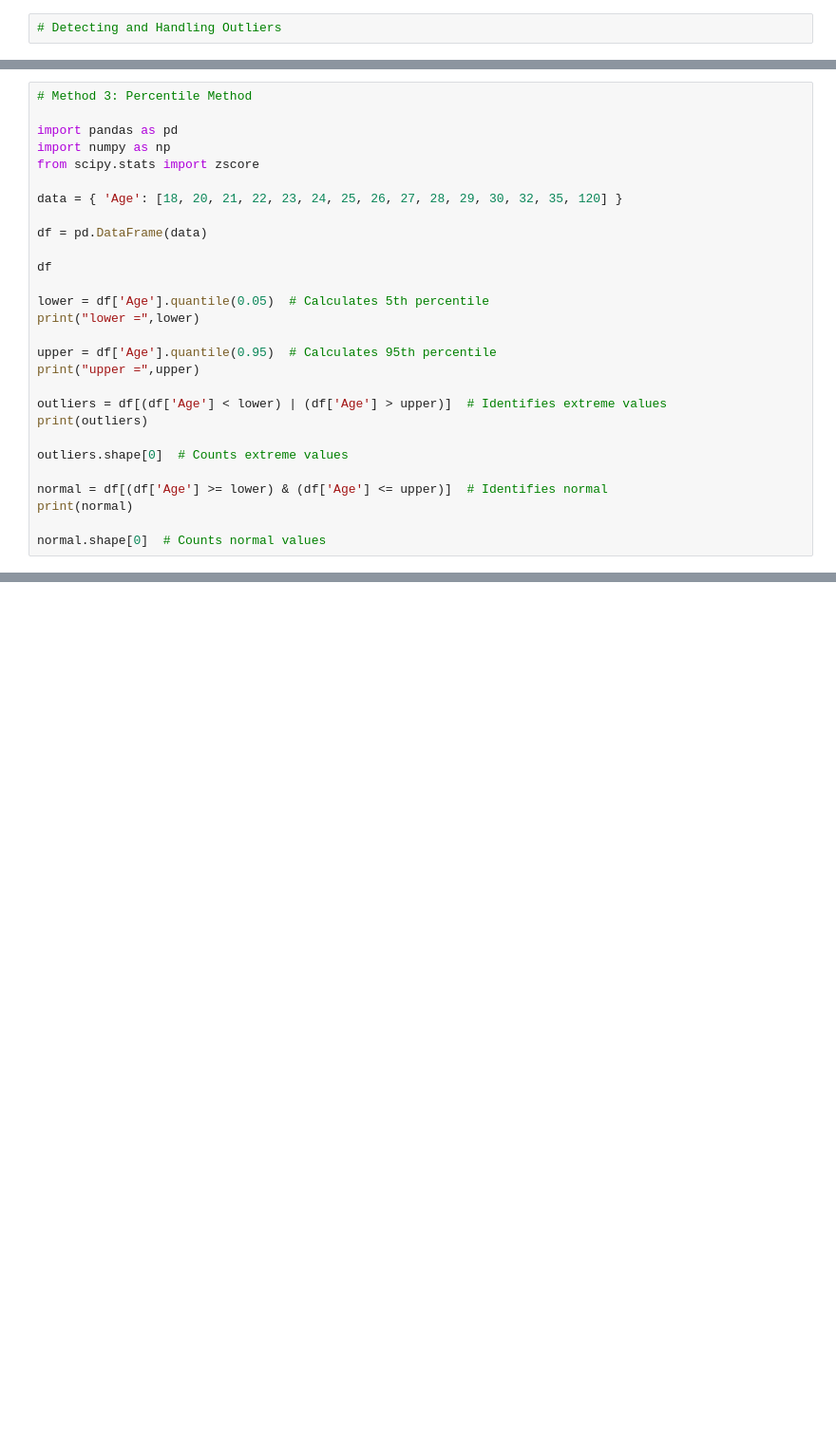
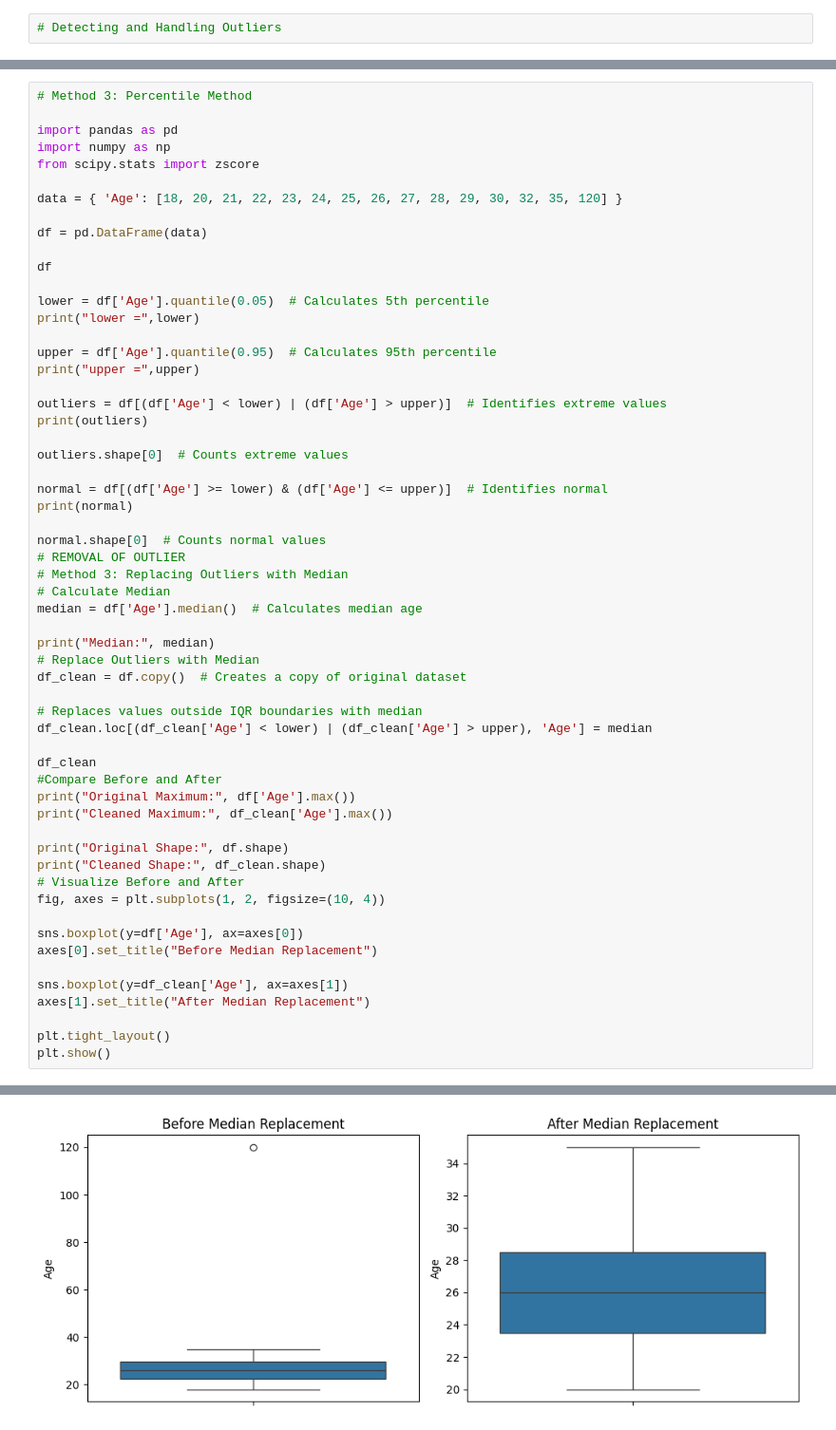
Before and after one commit to Anushka924403/learning_preprocessing, a Jupyter notebook: Data_Preprocessing_Learning.ipynb, the cells around one changed output, grey strips where cells are left out. Shown at 95% size. Drawn from its saved outputs; the diff is of its cells as text; blank space fills up the shorter version.

```diff
--- a/Data_Preprocessing_Learning.ipynb
+++ b/Data_Preprocessing_Learning.ipynb
@@ -558,6 +615,36 @@ normal = df[(df['Age'] >= lower) & (df['Age'] <= upper)]  # Identifies normal
 print(normal)
 
 normal.shape[0]  # Counts normal values
+# REMOVAL OF OUTLIER
+# Method 3: Replacing Outliers with Median
+# Calculate Median
+median = df['Age'].median()  # Calculates median age
+
+print("Median:", median)
+# Replace Outliers with Median
+df_clean = df.copy()  # Creates a copy of original dataset
+
+# Replaces values outside IQR boundaries with median
+df_clean.loc[(df_clean['Age'] < lower) | (df_clean['Age'] > upper), 'Age'] = median
+
+df_clean
+#Compare Before and After
+print("Original Maximum:", df['Age'].max())
+print("Cleaned Maximum:", df_clean['Age'].max())
+
+print("Original Shape:", df.shape)
+print("Cleaned Shape:", df_clean.shape)
+# Visualize Before and After
+fig, axes = plt.subplots(1, 2, figsize=(10, 4))
+
+sns.boxplot(y=df['Age'], ax=axes[0])
+axes[0].set_title("Before Median Replacement")
+
+sns.boxplot(y=df_clean['Age'], ax=axes[1])
+axes[1].set_title("After Median Replacement")
+
+plt.tight_layout()
+plt.show()
 # %% [output]
 lower = 19.4
 upper = 60.49999999999991
@@ -582,3 +666,4 @@ upper = 60.49999999999991
+[figure, added]
 # %%
 # Method 4 : Box Plot
 import pandas as pd
```
Also changed, not shown: parts of 5 cells of this notebook.
